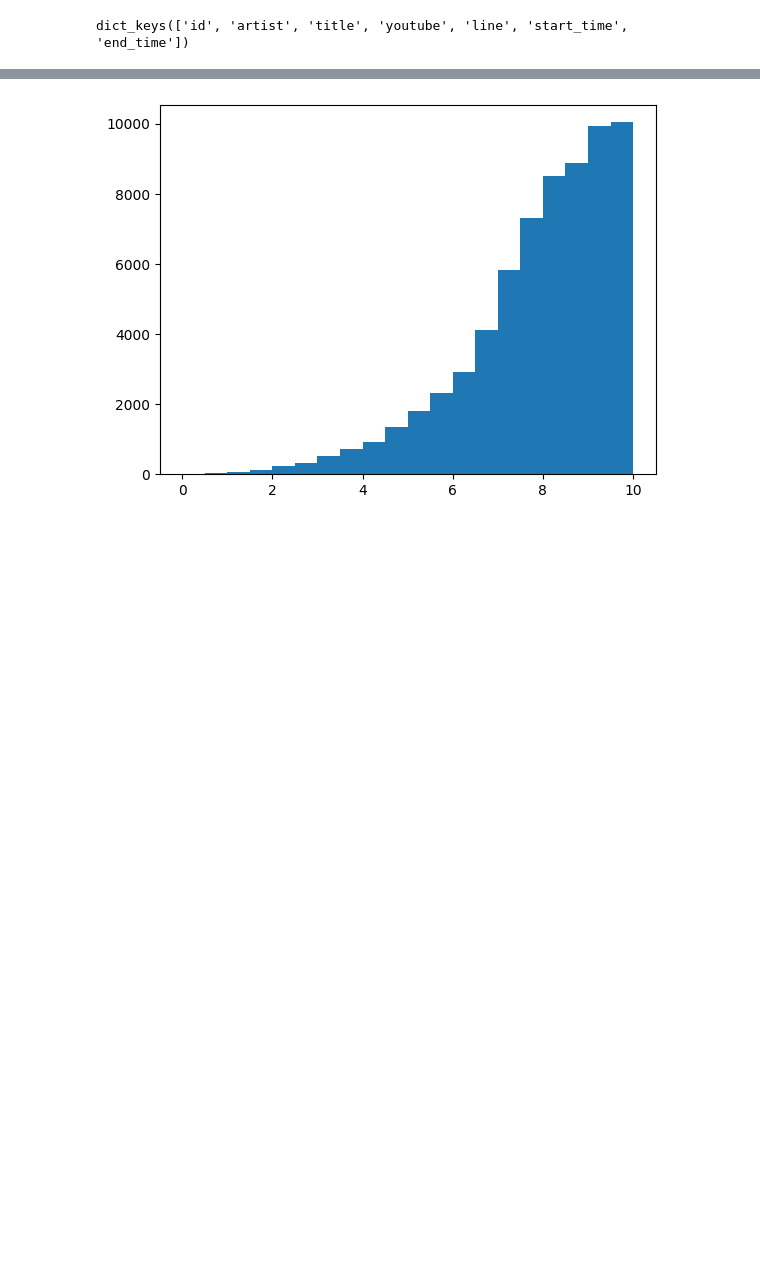
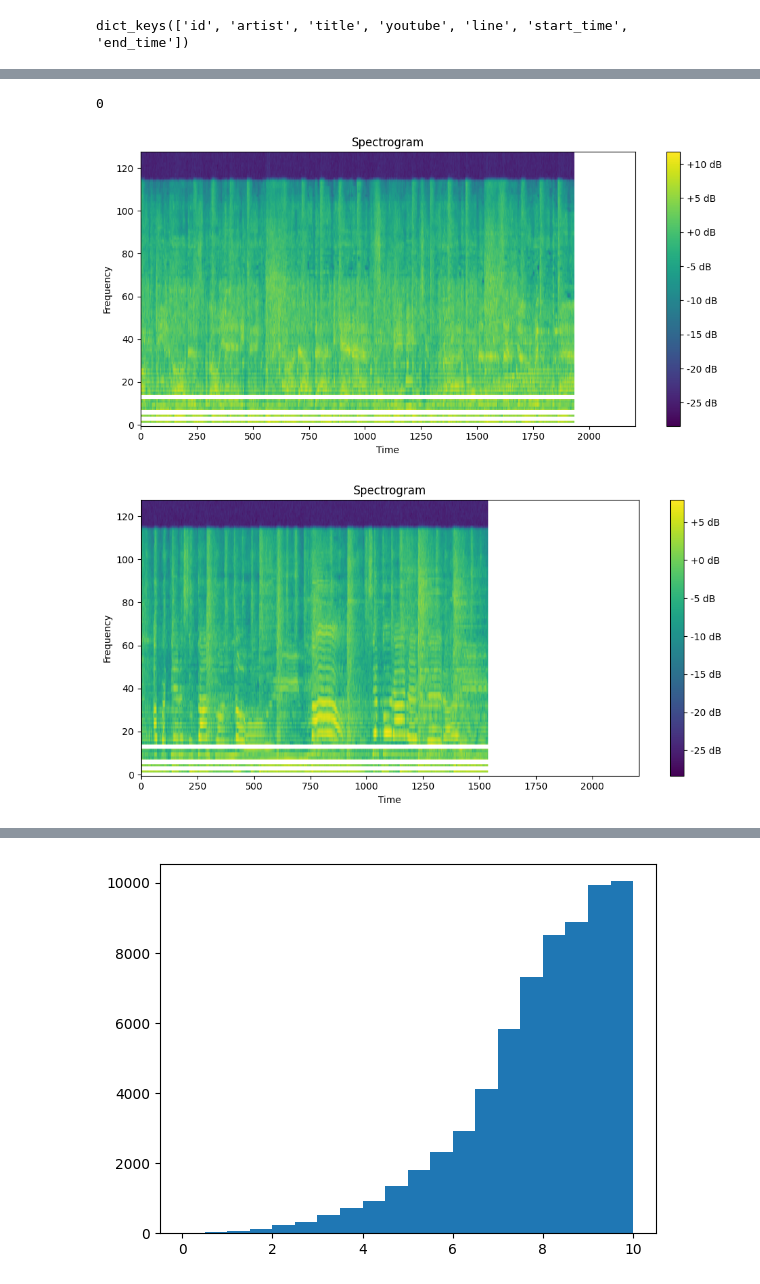
Before and after one commit to aimonbc24/Audio-Lyric-Alignment-via-Emotional-Sentiment, a Jupyter notebook: scripts/main.ipynb, the cells around one changed output, grey strips where cells are left out. Cells and saved outputs as stored; diff of their text form; code cells hidden in the pictures; blank space fills up the shorter version.

```diff
--- a/scripts/main.ipynb
+++ b/scripts/main.ipynb
@@ -88,5 +89,5 @@ from torch.utils.data import DataLoader
 # %%
 dataset = DALIDataset()
-dataloader = DataLoader(dataset, batch_size=4, shuffle=True)
+dataloader = DataLoader(dataset, batch_size=16, shuffle=True)
 # %%
 for i, data in enumerate(dataloader, 0):
@@ -95,0 +104,13 @@ KeyboardInterrupt:
+# %%
+wavs = [file for file in os.listdir(os.path.join(absolute_path, r"..\Dataset\data\mp4")) if file.endswith(".wav")]
+
+len(wavs)
+# %% [output]
+0
+# %%
+data[1].shape
+for i in range(len(data[1])):
+    visualize_spectrogram(data[1][i])
+# %% [output]
+[figure, added]
+[figure, added]
```
Also changed, not shown: parts of 14 cells of this notebook, 4 other files.
